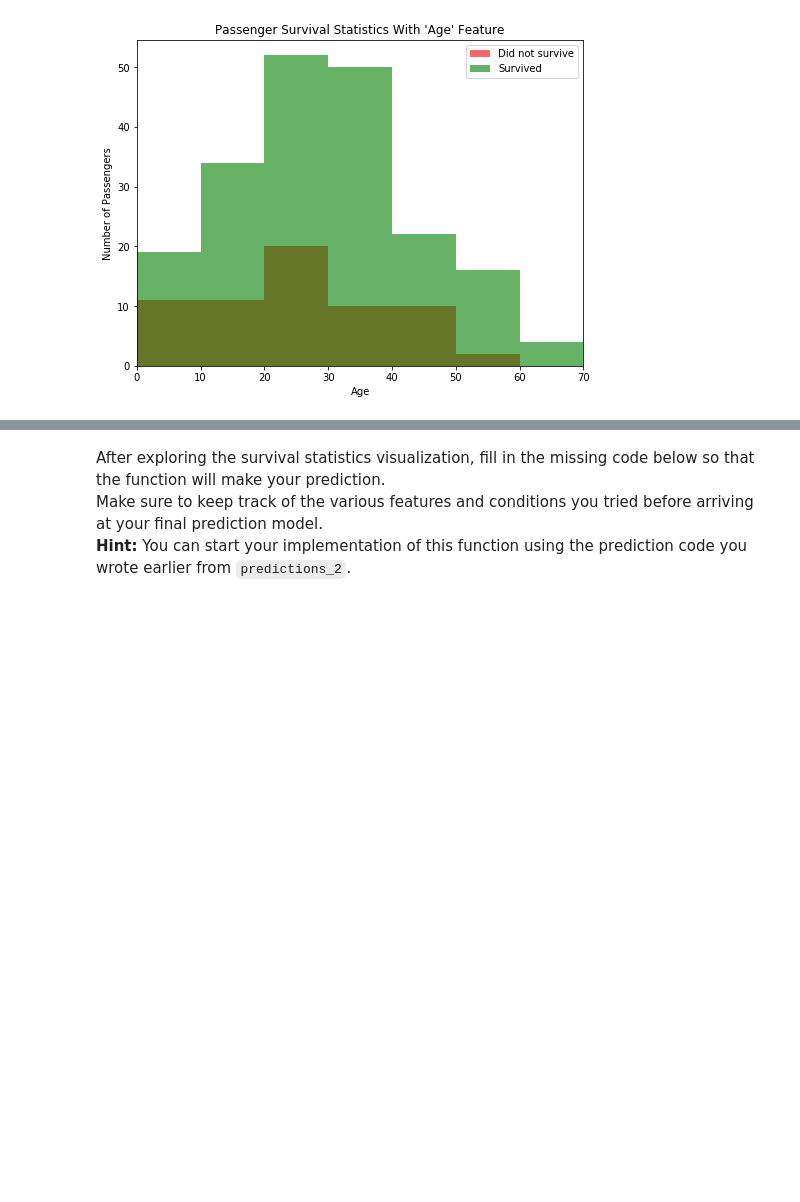
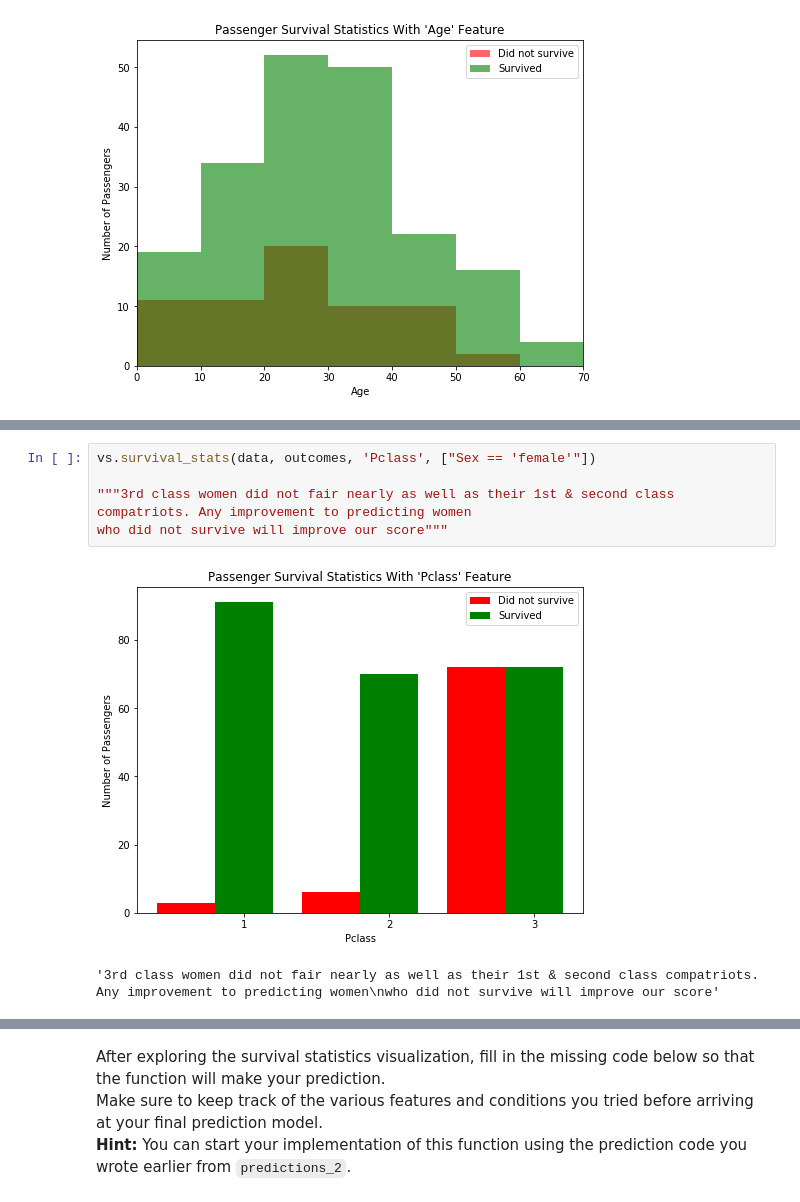
Before and after one commit to Z0m6ie/Zombie_Code, a Jupyter notebook: General_Machine_Learning/Kaggle_Titanic/titanic_survival_exploration/titanic_survival_exploration.ipynb, the cells around one changed output, grey strips where cells are left out. Drawn from its saved outputs; the diff is of its cells as text; blank space fills up the shorter version.

```diff
--- a/General_Machine_Learning/Kaggle_Titanic/titanic_survival_exploration/titanic_survival_exploration.ipynb
+++ b/General_Machine_Learning/Kaggle_Titanic/titanic_survival_exploration/titanic_survival_exploration.ipynb
@@ -223 +224,9 @@ Passengers with missing 'Embarked' values: 2 (2 survived, 0 did not survive)
+# %%
+vs.survival_stats(data, outcomes, 'Pclass', ["Sex == 'female'"])
+
+"""3rd class women did not fair nearly as well as their 1st & second class compatriots. Any improvement to predicting women
+who did not survive will improve our score"""
+# %% [output]
+[figure, added]
+'3rd class women did not fair nearly as well as their 1st & second class compatriots. Any improvement to predicting women\nwho did not survive will improve our score'
 # %%
```
Also changed, not shown: parts of 11 cells of this notebook, 1 other file.
